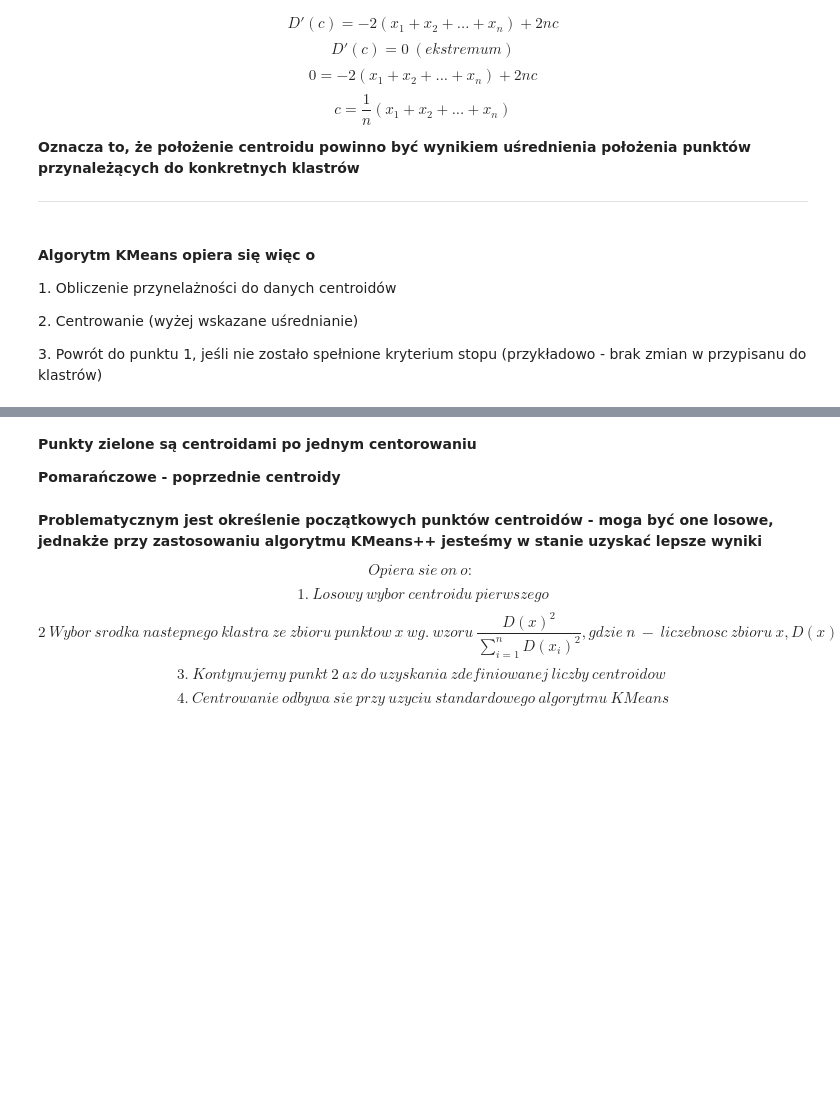
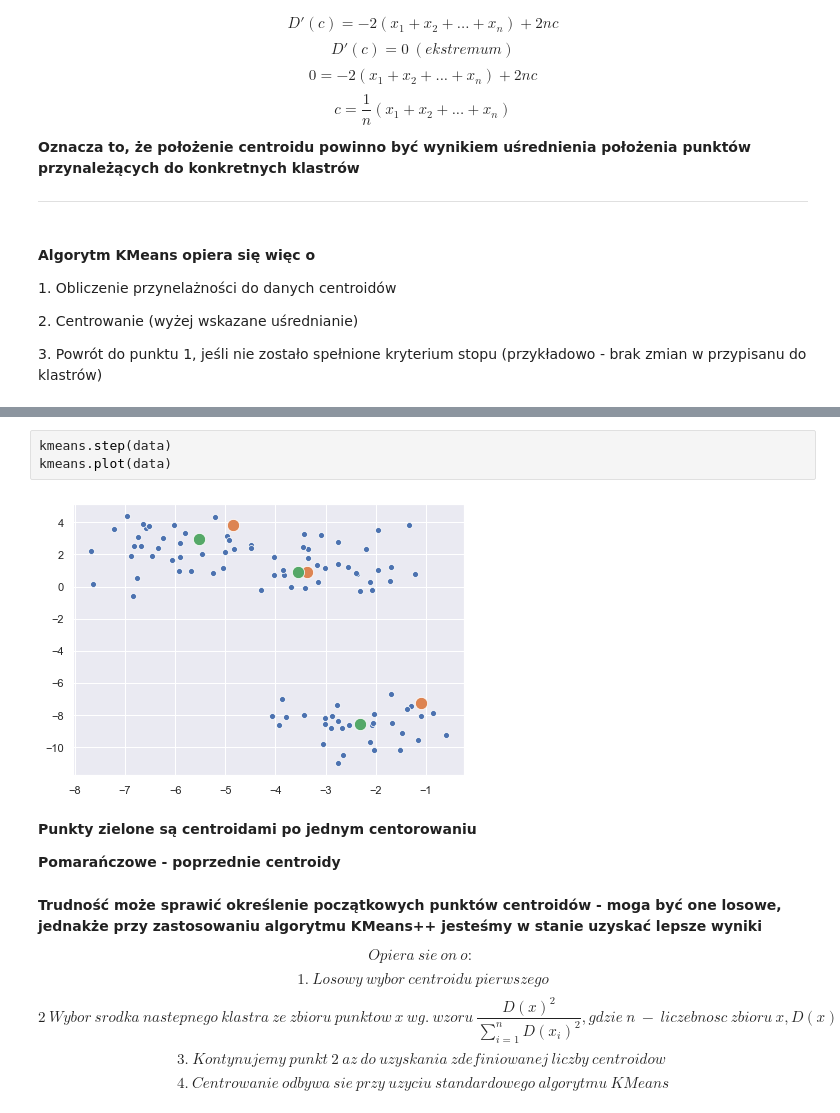
Before and after one commit to KordianDziula/algorithms, a Jupyter notebook: KMeans.ipynb, the cells around one changed output, grey strips where cells are left out. Saved outputs shown, nothing was run; the diff lists cells and outputs as text; blank space fills up the shorter version.

```diff
--- a/KMeans.ipynb
+++ b/KMeans.ipynb
@@ -101,8 +173,13 @@ plt.show()
+# %%
+kmeans.step(data)
+kmeans.plot(data)
+# %% [output]
+[figure, added]
 # %% [markdown]
 <p><b>Punkty zielone są centroidami po jednym centorowaniu</b></p>
 <p><b>Pomarańczowe - poprzednie centroidy</b></p>
 # %% [markdown]
-<p><b>Problematycznym jest określenie początkowych punktów centroidów - moga być one losowe, jednakże przy zastosowaniu algorytmu KMeans++ jesteśmy w stanie uzyskać lepsze wyniki</b></p>
+<p><b>Trudność może sprawić określenie początkowych punktów centroidów - moga być one losowe, jednakże przy zastosowaniu algorytmu KMeans++ jesteśmy w stanie uzyskać lepsze wyniki</b></p>
 $$Opiera\: sie\: on\: o:\: $$
 $$1.\: Losowy\: wybor\: centroidu\: pierwszego$$
 $$2\: Wybor\: srodka\: nastepnego\: klastra\: ze\: zbioru\: punktow\: x\: wg.\: wzoru\: \frac{D(x)^2}{\sum_{i = 1}^n D(x_i)^2}, gdzie\: n\: -\: liczebnosc\: zbioru\: x, D(x)\: -\: najkrotsza\: odleglosc\: do\: juz\: zdefiniowanego\: centoridu$$
```
Also changed, not shown: parts of 26 cells of this notebook, 1 other file.
